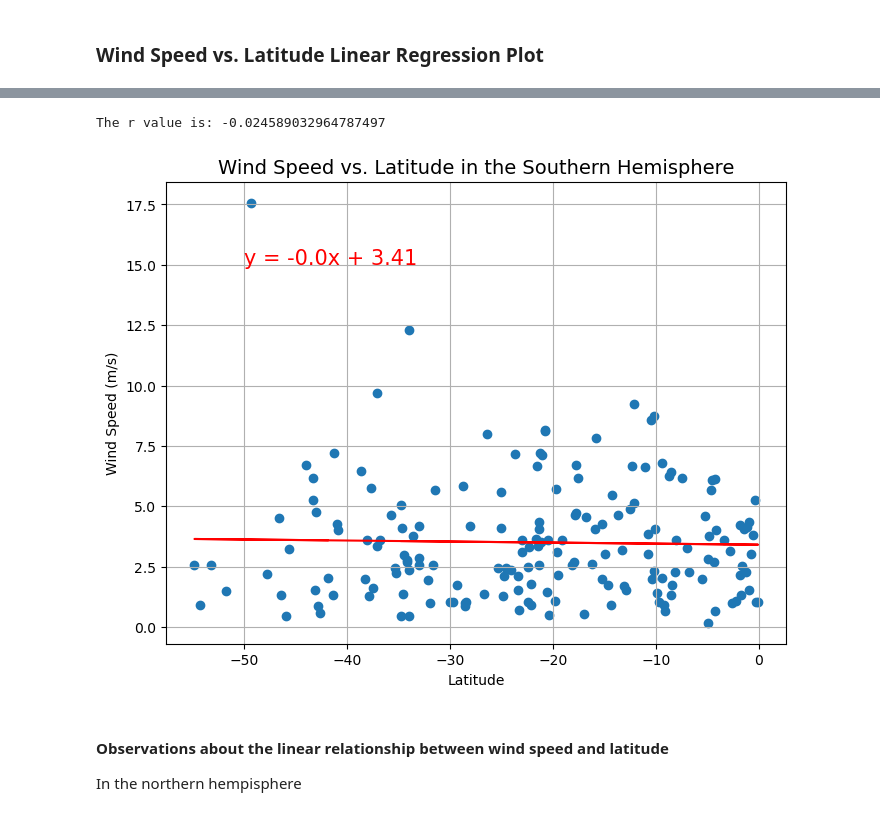
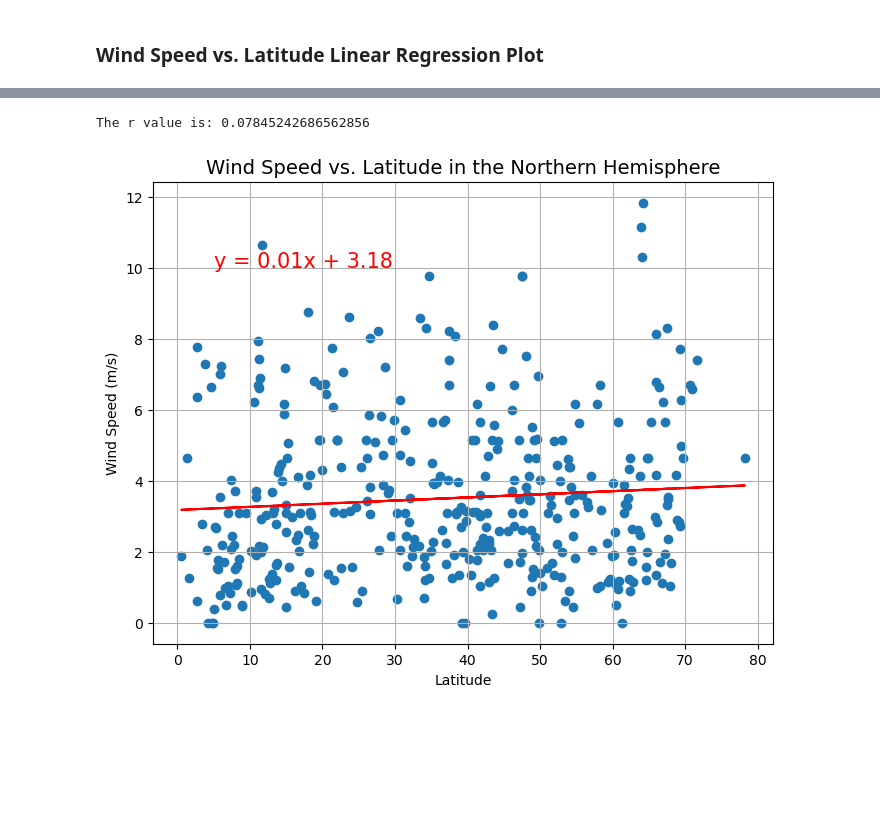
Before and after one commit to greberr09/python_api_challenge, a Jupyter notebook: WeatherPy/WeatherPy.ipynb, the cells around one changed output, grey strips where cells are left out. Saved outputs shown, nothing was run; the diff lists cells and outputs as text; code cells hidden in the pictures; blank space fills up the shorter version.

```diff
--- a/WeatherPy/WeatherPy.ipynb
+++ b/WeatherPy/WeatherPy.ipynb
@@ -804,13 +634,16 @@ The r value is: -0.024589032964787497
-# %%
-# Southern Hemisphere
-
-plotRegress(southern_lats, southern_wind_speed,
-            "Wind Speed vs. Latitude in the Southern Hemisphere",
-            "Latitude", "Wind Speed (m/s)", -50, 15, "southern_lat_wind")
-# %% [output]
-The r value is: -0.024589032964787497
-[figure, removed]
-# %% [markdown]
-#### Observations about the linear relationship between wind speed and latitude
-
-In the northern hempisphere
+# %%
+# Northern Hemisphere:   Wind Speed and Latitude
+
+# Calc linear regression for northern hemisphere windspeed and latitude
+# and draw a scatter plot by calling the plotting function, which itself
+# calls the linRegress function. The parameters are the x and y data to plot,
+# the title of the plot and its x and y labels, the coordinates of
+# where to begin plotting the linear regression equation, and the name of the
+# file where the plot image will be stored.
+
+plotRegress(northern_lats, northern_wind_speed,
+            "Wind Speed vs. Latitude in the Northern Hemisphere",
+            "Latitude", "Wind Speed (m/s)", 5, 10, "northern_lat_wind")
+# %% [output]
+The r value is: 0.07845242686562856
+[figure, added]
```
Also changed, not shown: parts of 46 cells of this notebook, 14 other files.
